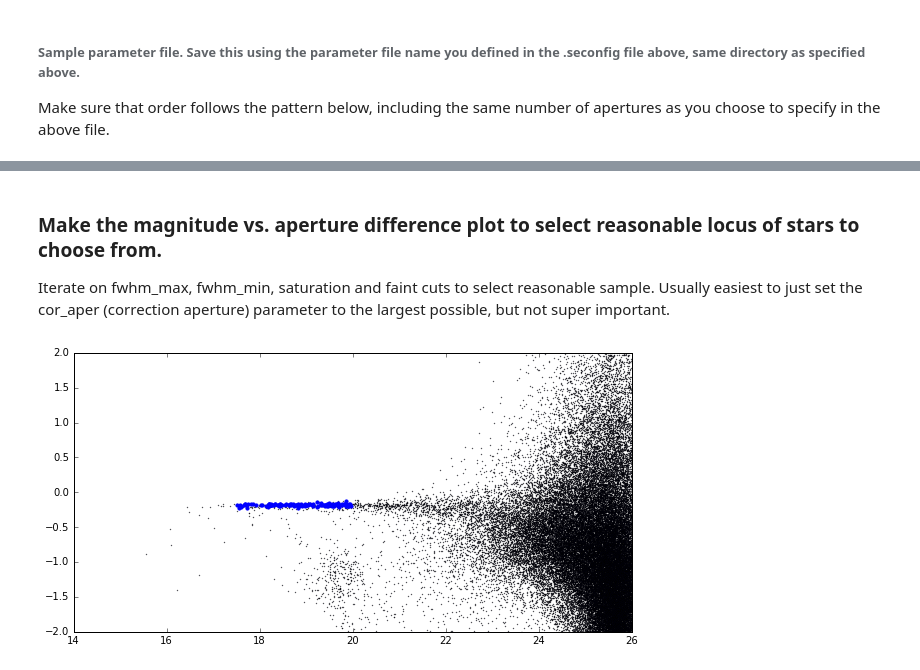
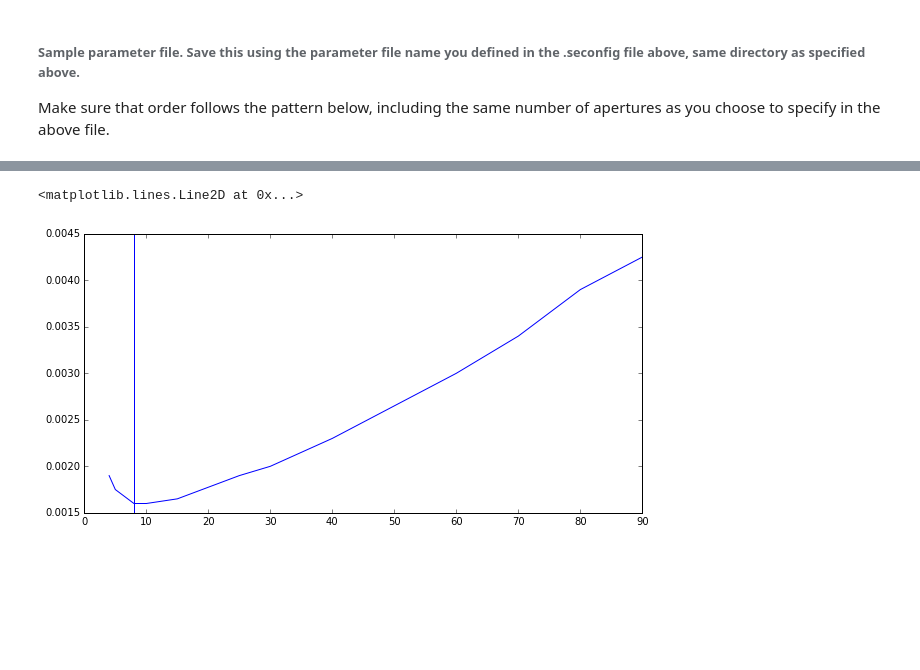
Before and after one commit to zachjennings/sluggs_phot_calibration, a Jupyter notebook: example_notebooks/aperture_photometry_calibrations_example.ipynb, the cells around one changed output, grey strips where cells are left out. Cells and saved outputs as stored; diff of their text form; code cells hidden in the pictures; blank space fills up the shorter version.

```diff
--- a/example_notebooks/aperture_photometry_calibrations_example.ipynb
+++ b/example_notebooks/aperture_photometry_calibrations_example.ipynb
@@ -220,18 +246,6 @@ aperCor.make_merr_plot(data,apers)
-# %% [markdown]
-### Make the magnitude vs. aperture difference plot to select reasonable locus of stars to choose from.
-Iterate on fwhm_max, fwhm_min, saturation and faint cuts to select reasonable sample. Usually easiest to just set the cor_aper (correction aperture) parameter to the largest possible, but not super important.
-# %%
-#iterate on these values to select a reasonable stellar locus. Initially set wide values and narrow.
-fwhm_max = 4.0   #maximum FWHM measurement to select
-fwhm_min = 3.6   #minimum FWHM to select out a reasonable locus of stars
-sat_cut = 17.5     #bright limiting magnitude.
-#Stars above this may be saturated, usually set to left end of main stellar locus
-
-faint_cut = 20  #faint limiting magnitude. Select at point where locus seems to expand, stars below this
-#too noisy to get good constraint from
-
-aper_cor,good = aperCor.calc_aper_cor(data,meas_aper=1,cor_aper=7,fwhm_max=fwhm_max,fwhm_min=fwhm_min,\
-                                      sat_cut=sat_cut,faint_cut=faint_cut)
-aperCor.make_diff_plot(data,good,meas_aper=1,cor_aper=7,xlim=(14,26))
-# %% [output]
-[figure, removed]
+# %%
+aperCor.make_merr_plot(data[good,:],apers)
+plt.axvline(apers[3]) #just a visual guide to pick the aperture
+# %% [output]
+<matplotlib.lines.Line2D at 0x...>
+[figure, added]
```
Also changed, not shown: parts of 19 cells of this notebook, 3 other files.
